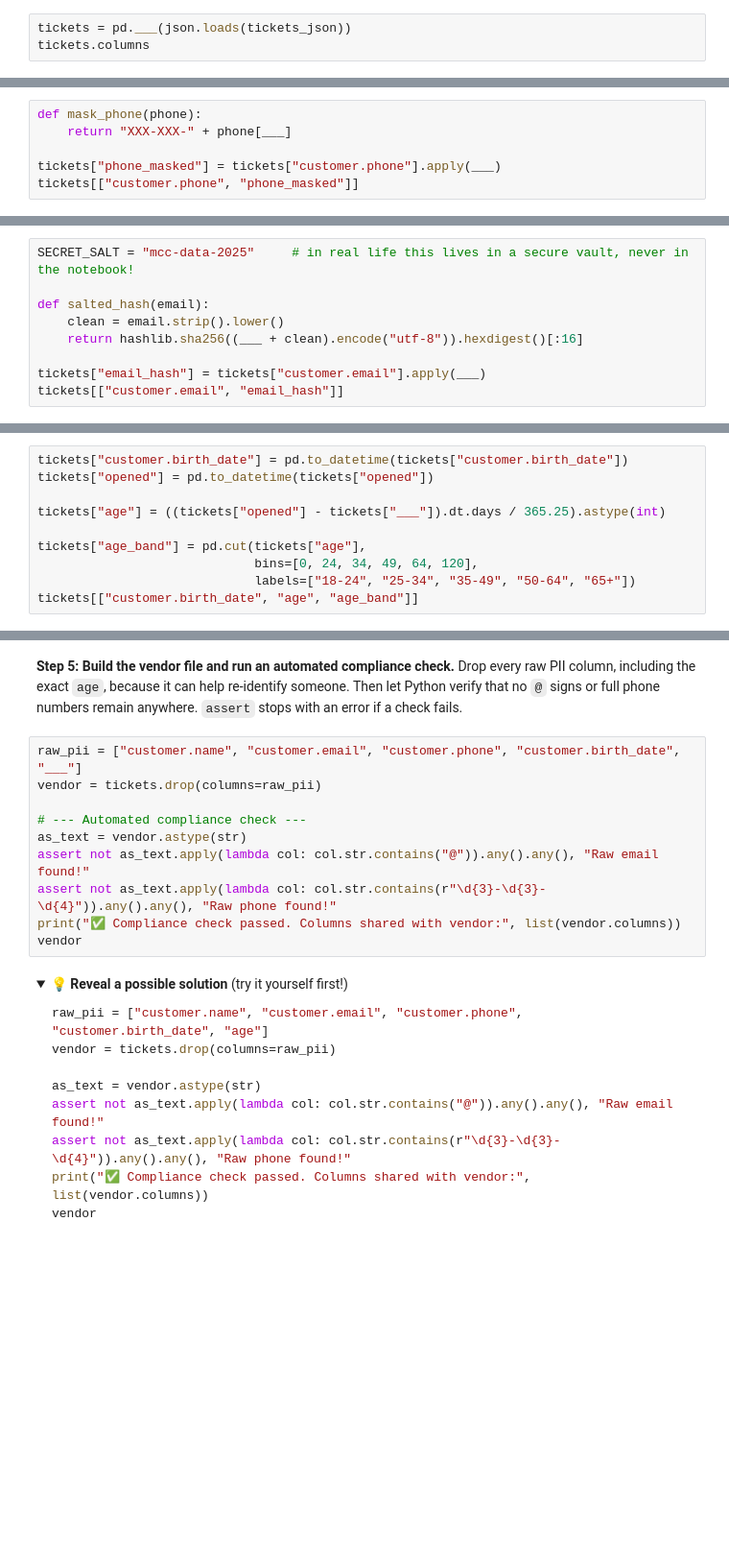
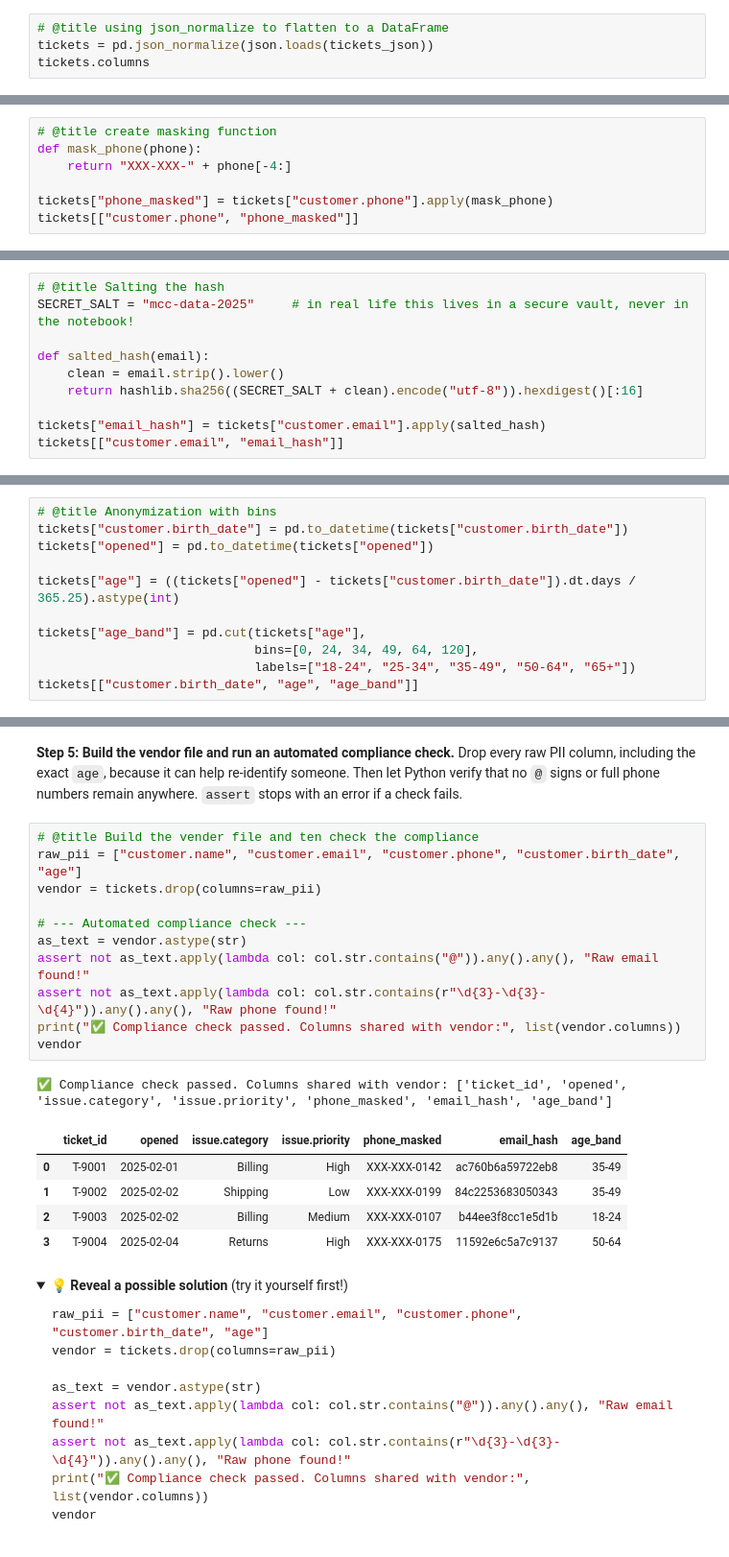
Before and after one commit to profhamilton3/DataAnalytics, a Jupyter notebook: session_2_data_structures_governance_lab.ipynb, the cells around one changed output, grey strips where cells are left out. Shown at 96% size. Saved outputs shown, nothing was run; the diff lists cells and outputs as text; folded sections open; blank space fills up the shorter version.

Commit message:
Session 2: Completed Data Structures & Governance Lab

```diff
--- a/session_2_data_structures_governance_lab.ipynb
+++ b/session_2_data_structures_governance_lab.ipynb
@@ -239,5 +374,6 @@ print("Ticket data ready.")
 # %% [markdown]
 **Step 1: Flatten the JSON.** Load it with `json.loads()`, then flatten with `pd.json_normalize()`. Look at the new column names.
 # %%
-tickets = pd.___(json.loads(tickets_json))
+# @title using json_normalize to flatten to a DataFrame
+tickets = pd.json_normalize(json.loads(tickets_json))
 tickets.columns
@@ -254,8 +395,9 @@ tickets.columns
 # %% [markdown]
 **Step 2: Mask the phone number** so only the last 4 digits show, for example `XXX-XXX-0142`. Use your `mask_ssn` function as a model.
 # %%
+# @title create masking function
 def mask_phone(phone):
-    return "XXX-XXX-" + phone[___]
+    return "XXX-XXX-" + phone[-4:]
 
-tickets["phone_masked"] = tickets["customer.phone"].apply(___)
+tickets["phone_masked"] = tickets["customer.phone"].apply(mask_phone)
 tickets[["customer.phone", "phone_masked"]]
@@ -277,9 +427,10 @@ tickets[["customer.phone", "phone_masked"]]
 # %%
+# @title Salting the hash
 SECRET_SALT = "mcc-data-2025"     # in real life this lives in a secure vault, never in the notebook!
 
 def salted_hash(email):
     clean = email.strip().lower()
-    return hashlib.sha256((___ + clean).encode("utf-8")).hexdigest()[:16]
+    return hashlib.sha256((SECRET_SALT + clean).encode("utf-8")).hexdigest()[:16]
 
-tickets["email_hash"] = tickets["customer.email"].apply(___)
+tickets["email_hash"] = tickets["customer.email"].apply(salted_hash)
 tickets[["customer.email", "email_hash"]]
@@ -305,10 +462,11 @@ tickets[["customer.email", "email_hash"]]
 - Compute age in years as of the ticket's `opened` date (days ÷ 365.25).
 - Use `pd.cut()` to put ages into bands.
 # %%
+# @title Anonymization with bins
 tickets["customer.birth_date"] = pd.to_datetime(tickets["customer.birth_date"])
 tickets["opened"] = pd.to_datetime(tickets["opened"])
 
-tickets["age"] = ((tickets["opened"] - tickets["___"]).dt.days / 365.25).astype(int)
+tickets["age"] = ((tickets["opened"] - tickets["customer.birth_date"]).dt.days / 365.25).astype(int)
 
 tickets["age_band"] = pd.cut(tickets["age"],
                              bins=[0, 24, 34, 49, 64, 120],
@@ -331,15 +495,23 @@ tickets[["customer.birth_date", "age", "age_band"]]
 # %% [markdown]
 **Step 5: Build the vendor file and run an automated compliance check.** Drop every raw PII column, including the exact `age`, because it can help re-identify someone. Then let Python verify that no `@` signs or full phone numbers remain anywhere. `assert` stops with an error if a check fails.
 # %%
-raw_pii = ["customer.name", "customer.email", "customer.phone", "customer.birth_date", "___"]
+# @title Build the vender file and ten check the compliance
+raw_pii = ["customer.name", "customer.email", "customer.phone", "customer.birth_date", "age"]
 vendor = tickets.drop(columns=raw_pii)
 
 # --- Automated compliance check ---
 as_text = vendor.astype(str)
 assert not as_text.apply(lambda col: col.str.contains("@")).any().any(), "Raw email found!"
 assert not as_text.apply(lambda col: col.str.contains(r"\d{3}-\d{3}-\d{4}")).any().any(), "Raw phone found!"
 print("✅ Compliance check passed. Columns shared with vendor:", list(vendor.columns))
 vendor
+# %% [output]
+✅ Compliance check passed. Columns shared with vendor: ['ticket_id', 'opened', 'issue.category', 'issue.priority', 'phone_masked', 'email_hash', 'age_band']
+|  | ticket_id | opened | issue.category | issue.priority | phone_masked | email_hash | age_band |
+| 0 | T-9001 | 2025-02-01 | Billing | High | XXX-XXX-0142 | ac760b6a59722eb8 | 35-49 |
+| 1 | T-9002 | 2025-02-02 | Shipping | Low | XXX-XXX-0199 | 84c2253683050343 | 35-49 |
+| 2 | T-9003 | 2025-02-02 | Billing | Medium | XXX-XXX-0107 | b44ee3f8cc1e5d1b | 18-24 |
+| 3 | T-9004 | 2025-02-04 | Returns | High | XXX-XXX-0175 | 11592e6c5a7c9137 | 50-64 |
 # %% [markdown]
 <details>
 <summary><b>💡 Reveal a possible solution</b> (try it yourself first!)</summary>
```
Also changed, not shown: parts of 22 cells of this notebook.
